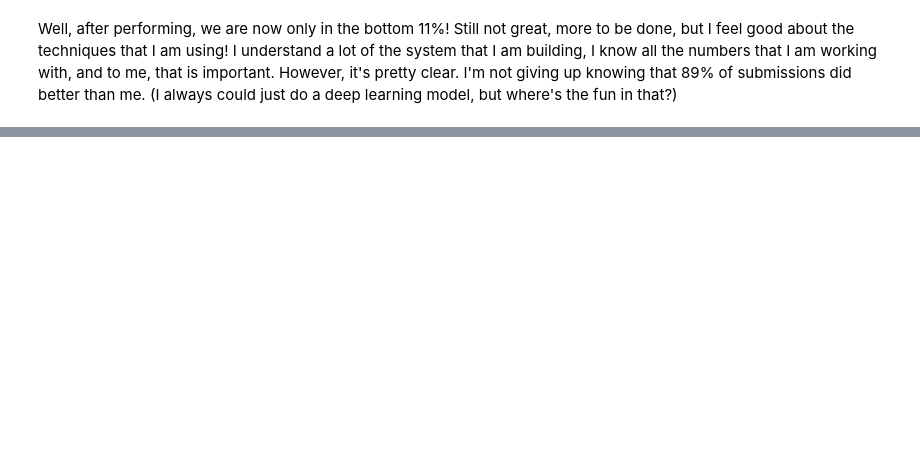
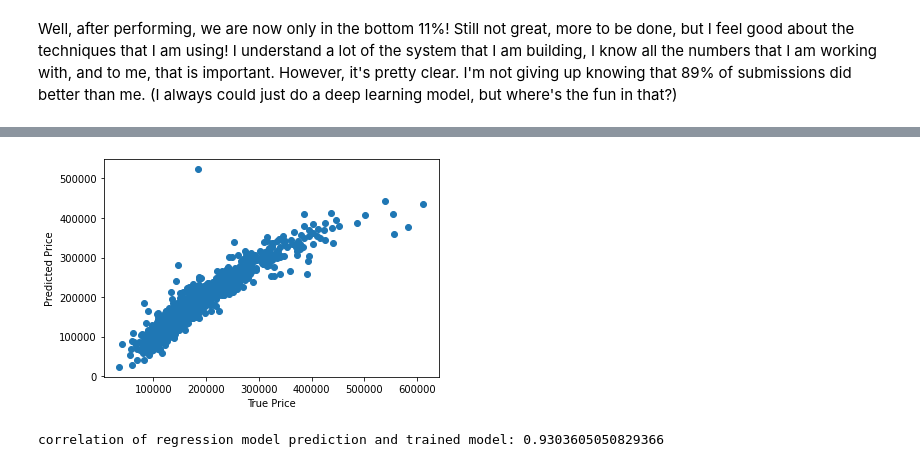
Before and after one commit to Wsoren1/housing_prices_kaggle, a Jupyter notebook: Submission 2.ipynb, the cells around one changed output, grey strips where cells are left out. Drawn from its saved outputs; the diff is of its cells as text; code cells hidden in the pictures; blank space fills up the shorter version.

```diff
--- a/Submission 2.ipynb
+++ b/Submission 2.ipynb
@@ -214,0 +280,10 @@ Well, after performing, we are now only in the bottom 11%!  Still not great, mor
+# %%
+clean_data = pd.DataFrame(mapped_train).copy()
+
+filt = pd.Series(np.ones((clean_data.shape[0]), dtype=bool))
+
+for column in clean_data:
+    filt = np.logical_and(remove_outliers_filter(clean_data[column]), filt)
+
+clean_data = clean_data.loc[filt]
+clean_data.describe()
@@ -214,0 +301,7 @@ Well, after performing, we are now only in the bottom 11%!  Still not great, mor
+# %%
+CLEAN_DATA_BACKUP = clean_data.copy()
+# %%
+clean_data = CLEAN_DATA_BACKUP.copy()
+
+for column in clean_data:
+    print(compute_r(clean_data[column], clean_data['SalePrice']))
@@ -214,0 +326,12 @@ Well, after performing, we are now only in the bottom 11%!  Still not great, mor
+# %%
+r_values = pd.Series([compute_r(clean_data[value], clean_data['SalePrice']) for value in clean_data])
+r_values.index = clean_data.columns
+filt = pd.isnull(r_values)
+filt2 = abs(r_values) > 0.25
+filt3 = r_values == 1
+r_values = r_values[~filt][filt2][~filt3]
+meaningful_values = list(r_values.index)
+for index, value in enumerate(meaningful_values):
+    print(f'{value}: \t {round(r_values[index], 2)}')
+
+meaningful_subset = clean_data[meaningful_values]
@@ -214,0 +356,14 @@ Well, after performing, we are now only in the bottom 11%!  Still not great, mor
+# %%
+second_regr = linear_model.LinearRegression()
+second_regr.fit(meaningful_subset, clean_data['SalePrice'])
+
+predicted_housing_prices = second_regr.predict(meaningful_subset)
+
+plt.scatter(clean_data['SalePrice'], predicted_housing_prices)
+plt.ylabel('Predicted Price')
+plt.xlabel('True Price')
+plt.show()
+print(f'correlation of regression model prediction and trained model: {compute_r(predicted_housing_prices, clean_data["SalePrice"])}')
+# %% [output]
+[figure, added]
+correlation of regression model prediction and trained model: 0.9303605050829366
```
Also changed, not shown: parts of 18 cells of this notebook, 1 other file.
